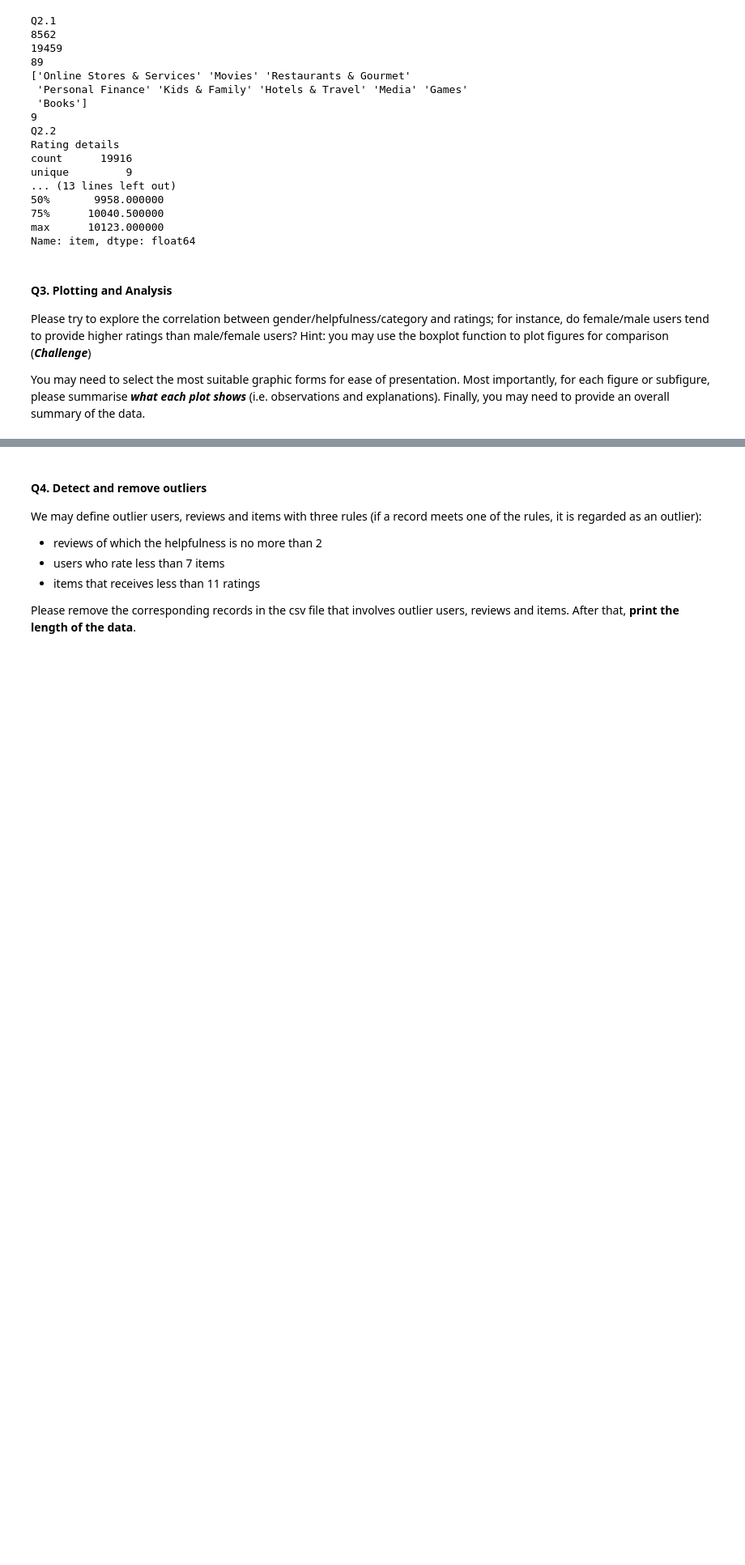
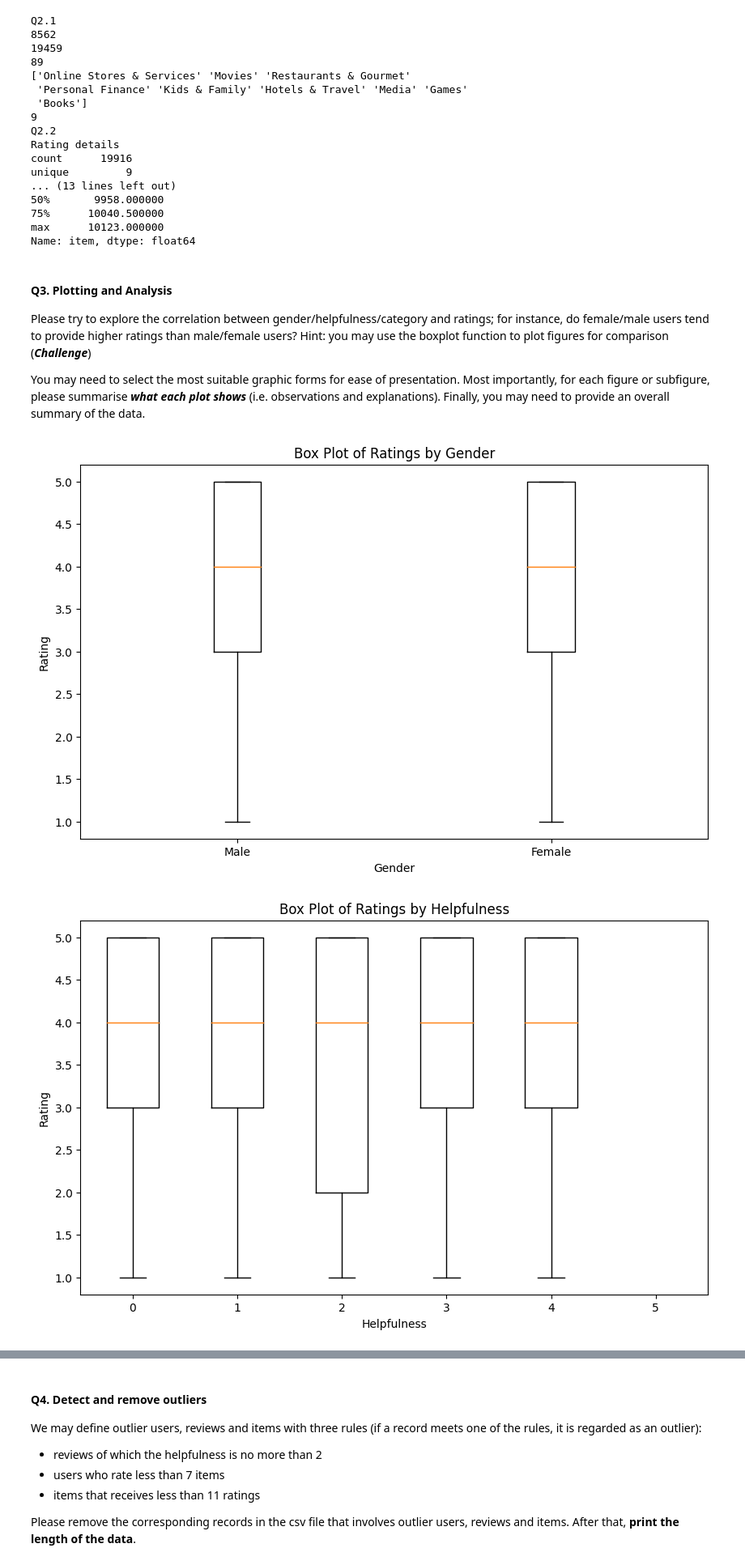
Before and after one commit to usamashah24/assignment-portfolio-1, a Jupyter notebook: Portfolio_1_questions (1).ipynb, the cells around one changed output, grey strips where cells are left out. Shown at 81% size. Cells and saved outputs as stored; diff of their text form; code cells hidden in the pictures; blank space fills up the shorter version.

```diff
--- a/Portfolio_1_questions (1).ipynb
+++ b/Portfolio_1_questions (1).ipynb
@@ -165,0 +164,36 @@ You may need to select the most suitable graphic forms for ease of presentation.
+# %%
+import matplotlib.pyplot as plt
+
+# Create a box plot to compare ratings by gender
+plt.figure(figsize=(10, 6))
+plt.boxplot([filtered_df[filtered_df['gender'] == 'M']['rating'],
+             filtered_df[filtered_df['gender'] == 'F']['rating']],
+            labels=['Male', 'Female'])
+plt.title("Box Plot of Ratings by Gender")
+plt.xlabel("Gender")
+plt.ylabel("Rating")
+plt.show()
+
+# Create a box plot to compare ratings by helpfulness
+helpfulness_values = [0, 1, 2, 3, 4, 5]
+helpfulness_data = [filtered_df[filtered_df['helpfulness'] == value]['rating'] for value in helpfulness_values]
+
+plt.figure(figsize=(10, 6))
+plt.boxplot(helpfulness_data, labels=helpfulness_values)
+plt.title("Box Plot of Ratings by Helpfulness")
+plt.xlabel("Helpfulness")
+plt.ylabel("Rating")
+plt.show()
+
+# Create a box plot to compare ratings by category
+plt.figure(figsize=(15, 6))
+plt.boxplot([filtered_df[filtered_df['category'] == category]['rating'] for category in filtered_df['category'].unique()],
+            labels=filtered_df['category'].unique(), vert=False, patch_artist=True)
+plt.title("Box Plot of Ratings by Category")
+plt.xlabel("Rating")
+plt.ylabel("Category")
+plt.xticks(rotation=45)
+plt.show()
+# %% [output]
+[figure, added]
+[figure, added]
```
Also changed, not shown: parts of 2 cells of this notebook.
